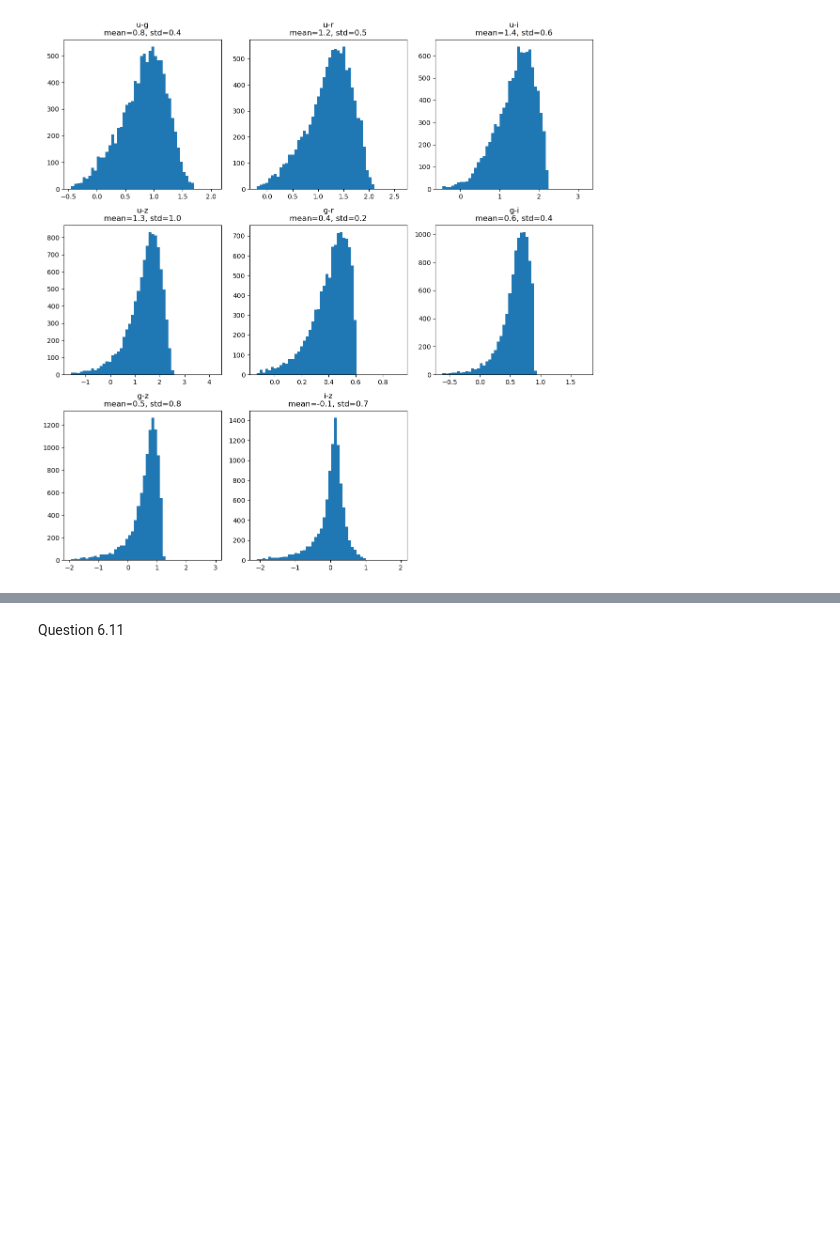
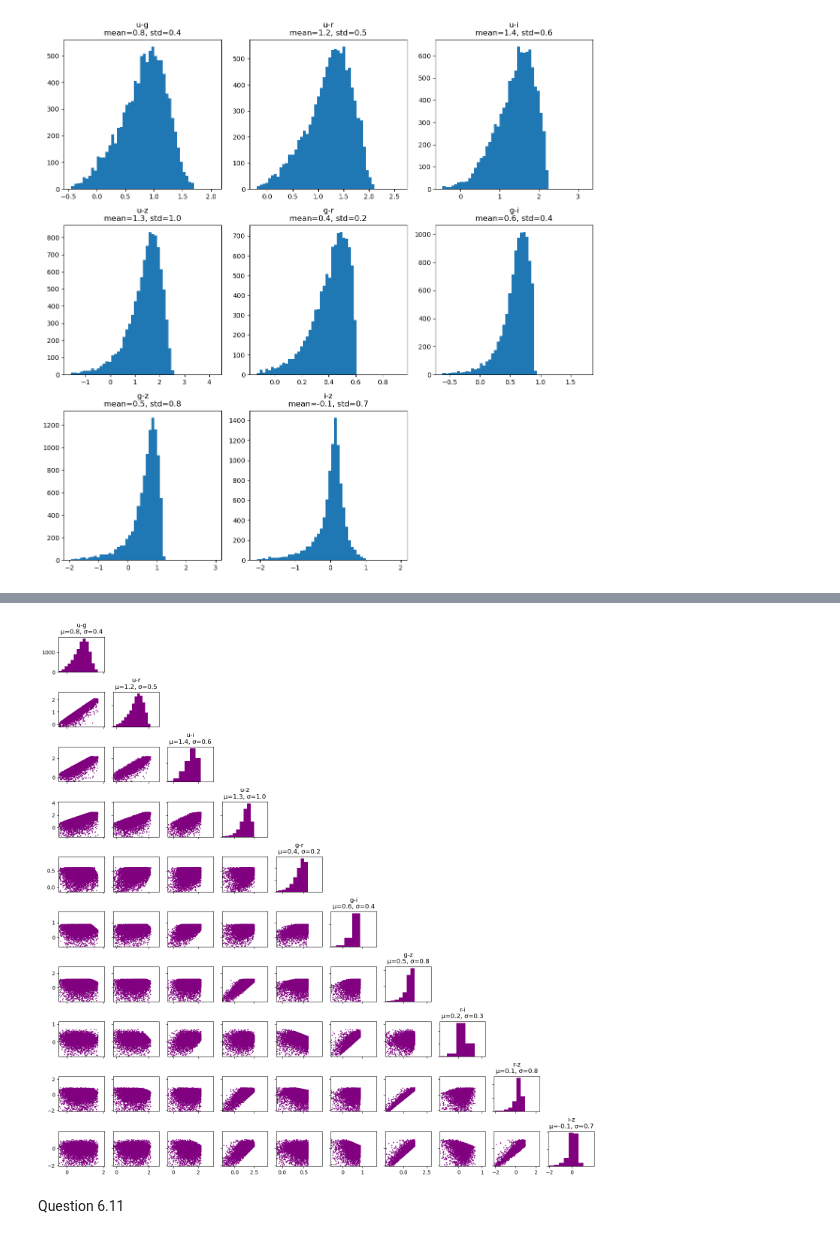
Before and after one commit to mdbakelaar/PROGNUM-repo, a Jupyter notebook: Task6/week 6.ipynb, the cells around one changed output, grey strips where cells are left out. Cells and saved outputs as stored; diff of their text form; code cells hidden in the pictures; blank space fills up the shorter version.

```diff
--- a/Task6/week 6.ipynb
+++ b/Task6/week 6.ipynb
@@ -652,0 +553,83 @@ dtype: float32
+# %%
+import matplotlib.pyplot as plt
+import numpy as np
+from astropy.io import fits
+import pandas as pd
+
+hdulist = fits.open("SDSS_DR17_galaxies.fits")
+header = hdulist[0].header
+data = hdulist[1].data
+gal = pd.DataFrame(data)
+
+pos = gal[(gal >= 0).all(axis=1)]
+print(pos[:10])
+
+
+colours = {
+    "u-g": pos['u'] - pos['g'],
+    "u-r": pos['u'] - pos['r'],
+    "u-i": pos['u'] - pos['i'],
+    "u-z": pos['u'] - pos['z'],
+    "g-r": pos['g'] - pos['r'],
+    "g-i": pos['g'] - pos['i'],
+    "g-z": pos['g'] - pos['z'],
+    "r-i": pos['r'] - pos['i'],
+    "r-z": pos['r'] - pos['z'],
+    "i-z": pos['i'] - pos['z'],
+}
+
+
+
+col_df = pd.DataFrame(colours)
+means = col_df.mean()
+stds = col_df.std()
+
+print(means)
+print(stds)
+
+import matplotlib.pyplot as plt
+
+cols = col_df.columns
+n = len(cols)
+
+fig, axes = plt.subplots(n, n, figsize=(15, 15))
+
+for i in range(n):
+    for j in range(n):
+        ax = axes[i, j]
+
+        if i < j: #to make it an traingle
+            ax.axis('off')
+            continue
+
+        elif i == j:
+            # to make Histogram
+            data = col_df[cols[i]]
+            mean = means[cols[i]]
+            std = stds[cols[i]]
+
+            ax.hist(data, bins=30, color = 'purple')
+            ax.set_xlim(mean - 3*std, mean + 3*std)
+            ax.set_title(f"{cols[i]}\nμ={mean:.1f}, σ={std:.1f}")
+
+
+        else:
+            x = col_df[cols[j]] # Scatter plot
+            y = col_df[cols[i]]
+
+            ax.scatter(x, y, s=1, color = 'purple')
+            ax.set_xlim(means[cols[j]] - 3*stds[cols[j]],
+                        means[cols[j]] + 3*stds[cols[j]])
+
+            ax.set_ylim(means[cols[i]] - 3*stds[cols[i]],
+                        means[cols[i]] + 3*stds[cols[i]])
+
+        # Clean up labels
+        if i < n - 1:
+            ax.set_xticklabels([])
+        if j > 0:
+            ax.set_yticklabels([])
+
+plt.tight_layout()
+plt.show()
+# %% [output]
@@ -653,2 +653,3 @@ dtype: float32
+[figure, added]
 # %% [markdown]
 Question 6.11
```
Also changed, not shown: parts of 6 cells of this notebook, 1 other file.
